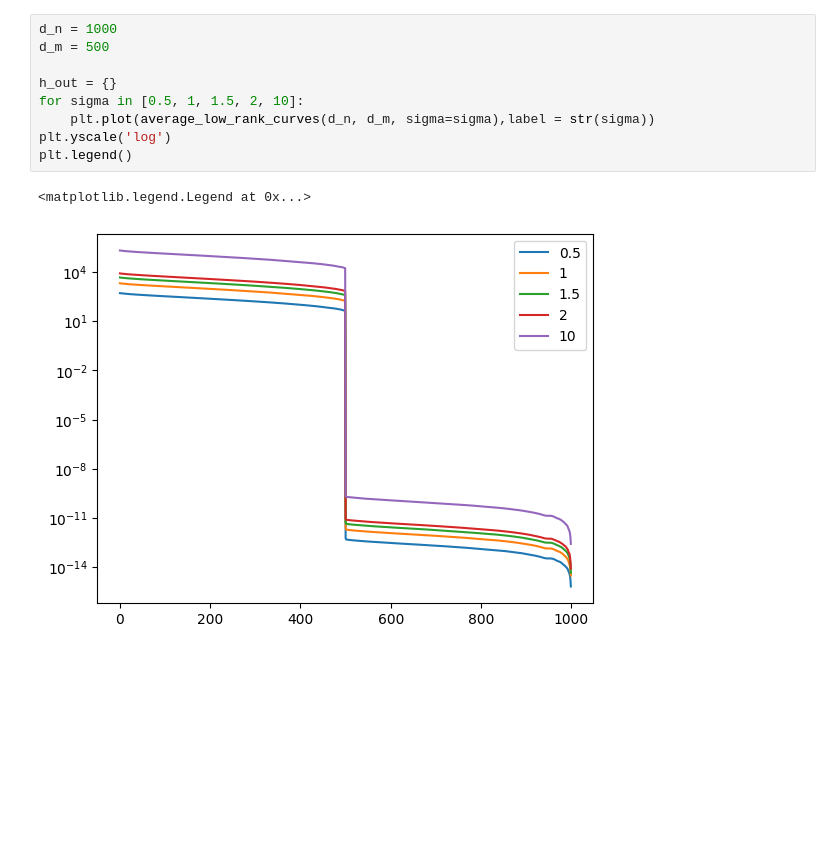
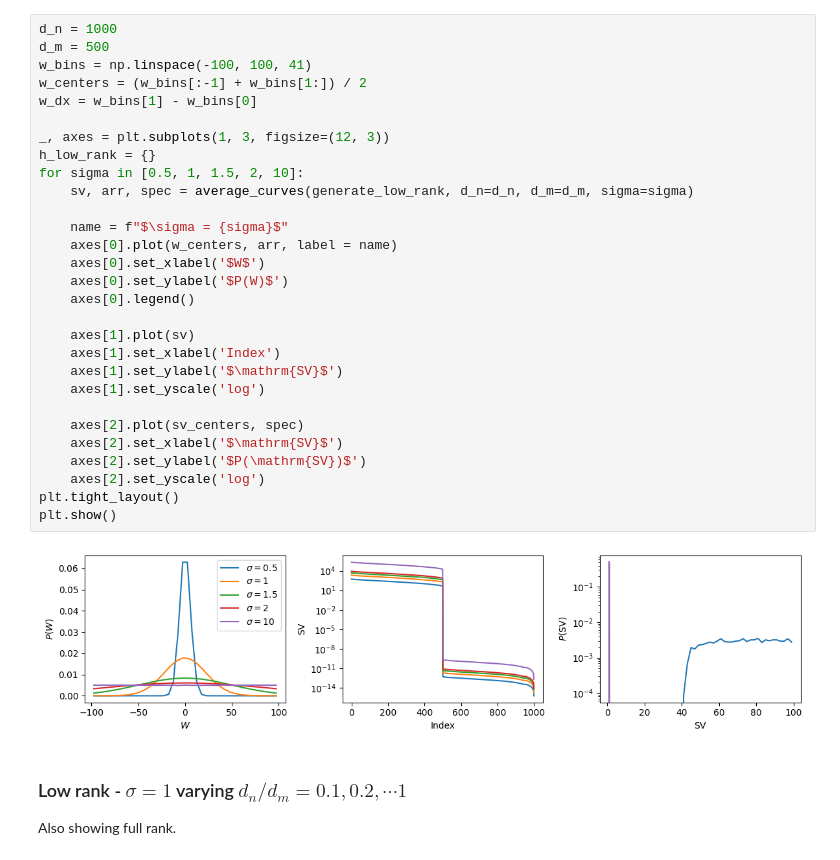
Before and after one commit to angerami/transformer-analysis, a Jupyter notebook: low_rank_SVD_systematics.ipynb, the cells around one changed output. Drawn from its saved outputs; the diff is of its cells as text; blank space fills up the shorter version.

```diff
--- a/low_rank_SVD_systematics.ipynb
+++ b/low_rank_SVD_systematics.ipynb
@@ -37,14 +110,37 @@ plt.legend()
 # %%
 d_n = 1000
 d_m = 500
+w_bins = np.linspace(-100, 100, 41)
+w_centers = (w_bins[:-1] + w_bins[1:]) / 2
+w_dx = w_bins[1] - w_bins[0]
 
-h_out = {}
+_, axes = plt.subplots(1, 3, figsize=(12, 3))
+h_low_rank = {}
 for sigma in [0.5, 1, 1.5, 2, 10]:
-    plt.plot(average_low_rank_curves(d_n, d_m, sigma=sigma),label = str(sigma))
-plt.yscale('log')
-plt.legend()
+    sv, arr, spec = average_curves(generate_low_rank, d_n=d_n, d_m=d_m, sigma=sigma)
+
+    name = f"$\sigma = {sigma}$"
+    axes[0].plot(w_centers, arr, label = name)
+    axes[0].set_xlabel('$W$')
+    axes[0].set_ylabel('$P(W)$')
+    axes[0].legend()
+
+    axes[1].plot(sv)
+    axes[1].set_xlabel('Index')
+    axes[1].set_ylabel('$\mathrm{SV}$')
+    axes[1].set_yscale('log')
+
+    axes[2].plot(sv_centers, spec)
+    axes[2].set_xlabel('$\mathrm{SV}$')
+    axes[2].set_ylabel('$P(\mathrm{SV})$')
+    axes[2].set_yscale('log')
+plt.tight_layout()
+plt.show()
 # %% [output]
-<matplotlib.legend.Legend at 0x...>
-[figure, old version]
+[figure, new version]
+# %% [markdown]
+### Low rank - $\sigma = 1$ varying $d_n / d_m = 0.1, 0.2, \cdots 1$
+
+Also showing full rank.
 # %%
 d_n = 1000
```
Also changed, not shown: parts of 22 cells of this notebook, 1 other file.
